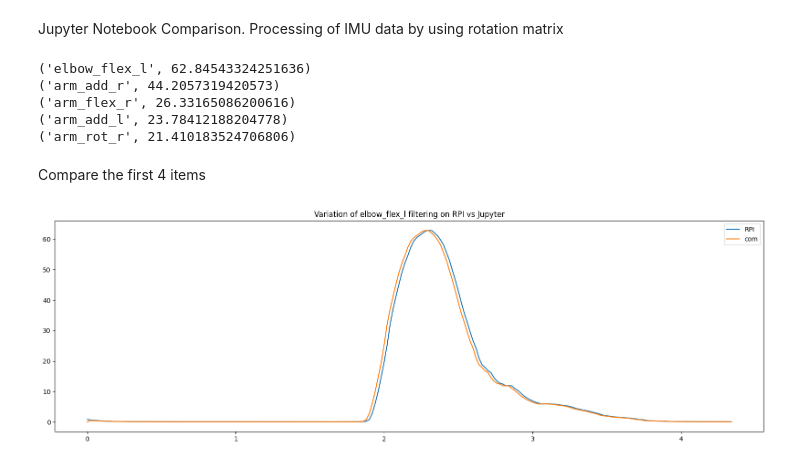
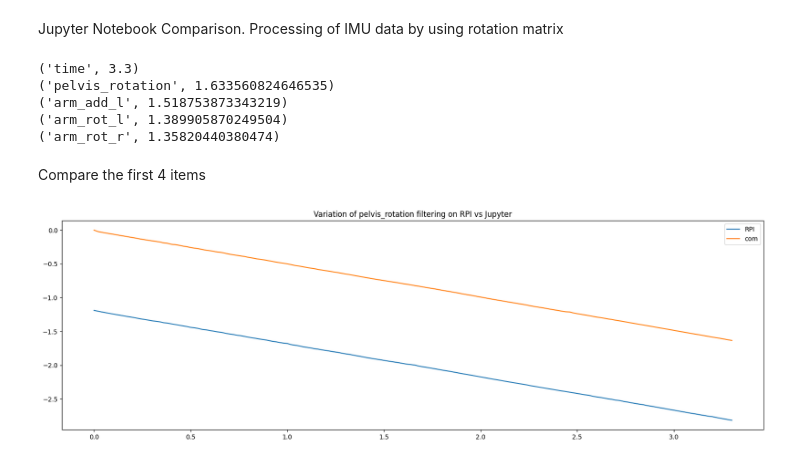
Before and after one commit to flamerten/UpperBody-Visualisation, a Jupyter notebook: ProcessData/Comparision-jp.ipynb, the cells around one changed output. Cells and saved outputs as stored; diff of their text form; code cells hidden in the pictures.

```diff
--- a/ProcessData/Comparision-jp.ipynb
+++ b/ProcessData/Comparision-jp.ipynb
@@ -10,8 +10,8 @@ not_locked = ['time', 'pelvis_rotation', 'lumbar_extension', 'lumbar_bending',
        'lumbar_rotation', 'arm_flex_r', 'arm_add_r', 'arm_rot_r',
        'elbow_flex_r', 'arm_flex_l', 'arm_add_l', 'arm_rot_l', 'elbow_flex_l']
 # %%
-rpi_filter = pd.read_csv(r"C:\Users\chris\Documents\Visualisation\Opensim\Results\23-04-04_1618\ik_tiny_file.mot",sep='\t',skiprows=6)
-jp_filter = pd.read_csv(r"C:\Users\chris\Documents\Visualisation\Opensim\Results\23-04-04_1618\ik_generated_quat_file.mot",sep='\t',skiprows=6)
+rpi_filter = pd.read_csv(r"C:\Users\chris\Documents\Visualisation\Opensim\Results\23-04-05_1130\ik_tiny_file.mot",sep='\t',skiprows=6)
+jp_filter = pd.read_csv(r"C:\Users\chris\Documents\Visualisation\Opensim\Results\23-04-05_1130\ik_generated_quat_file.mot",sep='\t',skiprows=6)
 # %%
 ranges = []
 for col in not_locked:
@@ -21,31 +21,31 @@ ranges.sort(key = lambda x: x[1],reverse = True)
 for x in ranges[:5]:
     print(x)
 # %% [output]
-('elbow_flex_l', 62.84543324251636)
-('arm_add_r', 44.2057319420573)
-('arm_flex_r', 26.33165086200616)
-('arm_add_l', 23.78412188204778)
-('arm_rot_r', 21.410183524706806)
+('time', 3.3)
+('pelvis_rotation', 1.633560824646535)
+('arm_add_l', 1.518753873343219)
+('arm_rot_l', 1.389905870249504)
+('arm_rot_r', 1.35820440380474)
 # %% [markdown]
 Compare the first 4 items
 # %%
 x = jp_filter["time"]
-y_variable = 'elbow_flex_l'
+y_variable = 'pelvis_rotation'
 
 plt.figure(figsize=(20,6))
 
 y = rpi_filter[y_variable]
 plt.plot(x,y,label = 'RPI')
 
 y = jp_filter[y_variable]
 plt.plot(x,y,label = 'com')
 
 Title = "Variation of " + y_variable +" filtering on RPI vs Jupyter"
 
 plt.title(Title)
 
 
 plt.legend()
 plt.show()
 # %% [output]
-[figure, old version]
+[figure, new version]
```
Also changed, not shown: 4 other files.
